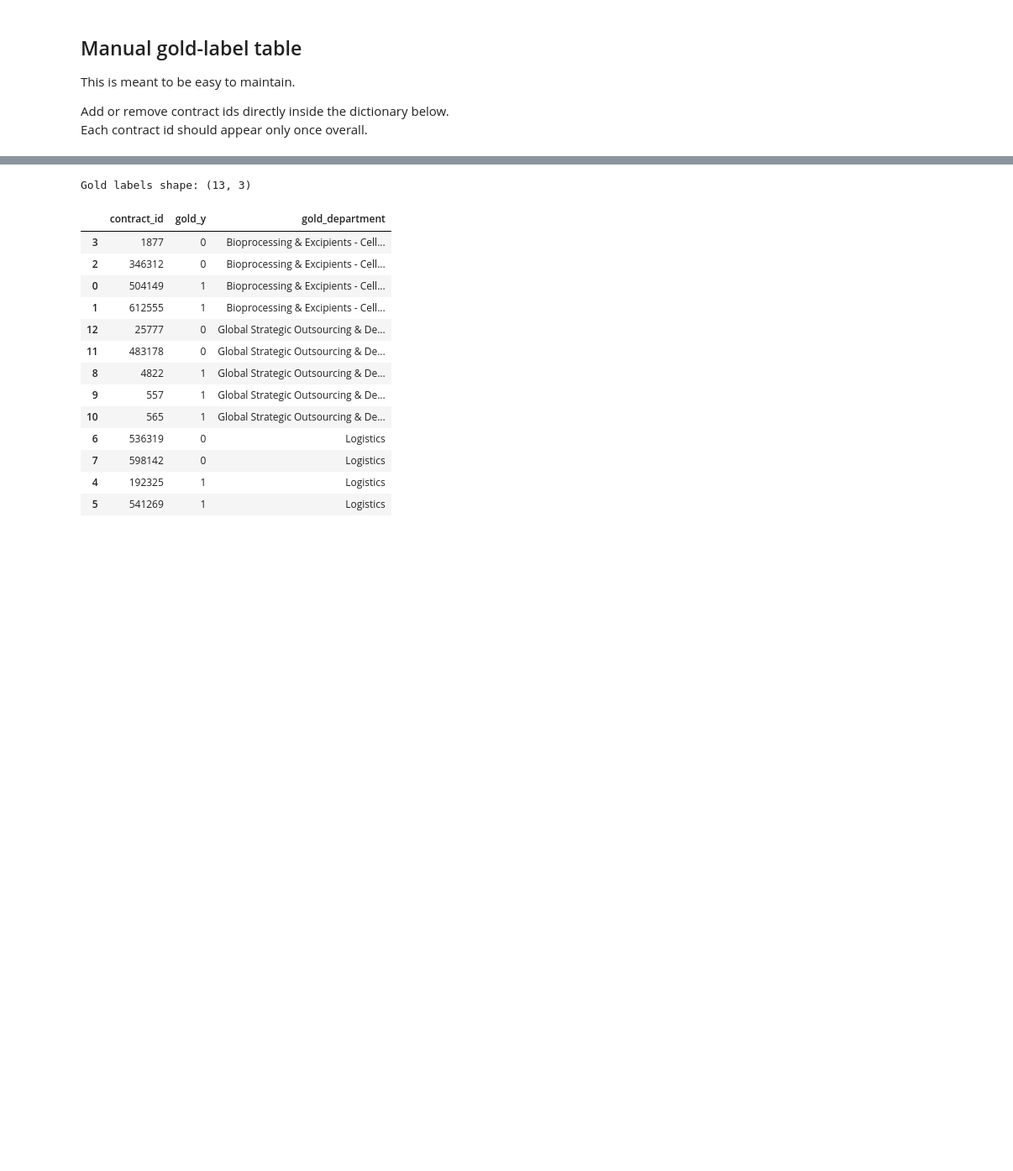
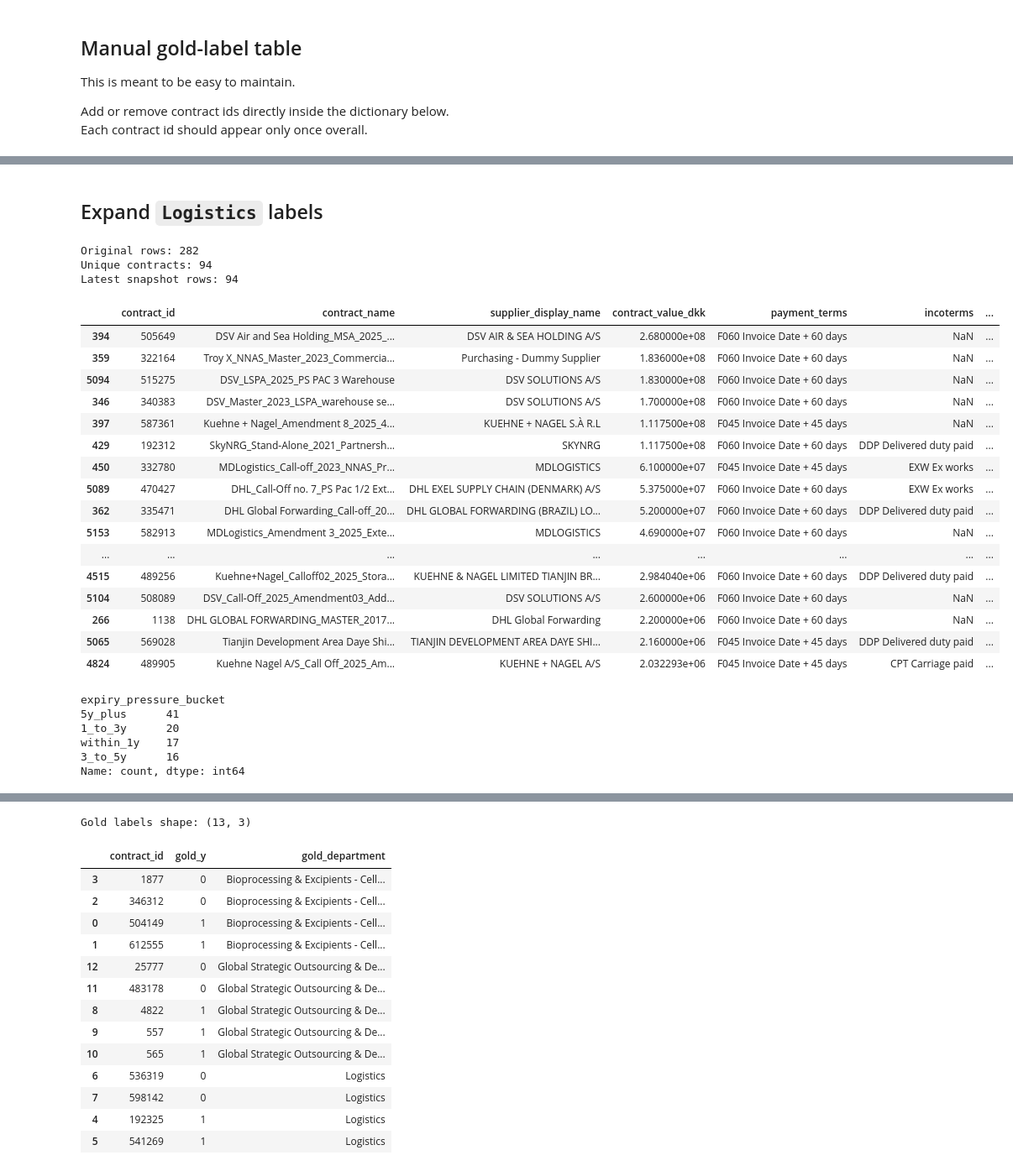
Before and after one commit to ThomasRoennebek/Signal_Fusion_with_Meta-learners-, a Jupyter notebook: notebooks/07_joining.ipynb, the cells around one changed output, grey strips where cells are left out. Shown at 84% size. Drawn from its saved outputs; the diff is of its cells as text; code cells hidden in the pictures; blank space fills up the shorter version.

Commit message:
add more gold labels

```diff
--- a/notebooks/07_joining.ipynb
+++ b/notebooks/07_joining.ipynb
@@ -394,0 +922,77 @@ Each contract id should appear only once overall.
+# %% [markdown]
+## Expand `Logistics` labels
+# %%
+dept_name = "Logistics"
+
+# 1. Filter Logistics from the final joined table
+df_logistics = df_contract_final_no_spend[
+    df_contract_final_no_spend["department"] == dept_name
+].copy()
+
+print("Original rows:", df_logistics.shape[0])
+print("Unique contracts:", df_logistics["contract_id"].nunique())
+
+# 2. Keep one latest row per contract
+df_logistics_latest = (
+    df_logistics
+    .sort_values(["contract_id", "observation_year"])
+    .drop_duplicates(subset=["contract_id"], keep="last")
+    .copy()
+)
+
+print("Latest snapshot rows:", df_logistics_latest.shape[0])
+
+# 3. Inspect important columns
+display(
+    df_logistics_latest[
+        [
+            "contract_id",
+            "contract_name",
+            "supplier_display_name",
+            "contract_value_dkk",
+            "payment_terms",
+            "incoterms",
+            "term_type",
+            "years_to_expiry",
+            "contract_age_years",
+            "expiry_pressure_bucket",
+            "fin_financial_risk_score",
+            "esg_risk_level",
+            "news_negative_ratio",
+        ]
+    ]
+    .sort_values("contract_value_dkk", ascending=False)
+    .head(30)
+)
+
+# 4. Helpful summaries
+display(df_logistics_latest["expiry_pressure_bucket"].value_counts())
+display(df_logistics_latest["years_to_expiry"].describe())
+display(df_logistics_latest["payment_terms"].value_counts().head(10))
+# %% [output]
+Original rows: 282
+Unique contracts: 94
+Latest snapshot rows: 94
+|  | contract_id | contract_name | supplier_display_name | contract_value_dkk | payment_terms | incoterms | ... |
+| 394 | 505649 | DSV Air and Sea Holding_MSA_2025_... | DSV AIR & SEA HOLDING A/S | 2.680000e+08 | F060 Invoice Date + 60 days | NaN | ... |
+| 359 | 322164 | Troy X_NNAS_Master_2023_Commercia... | Purchasing - Dummy Supplier | 1.836000e+08 | F060 Invoice Date + 60 days | NaN | ... |
+| 5094 | 515275 | DSV_LSPA_2025_PS PAC 3 Warehouse | DSV SOLUTIONS A/S | 1.830000e+08 | F060 Invoice Date + 60 days | NaN | ... |
+| 346 | 340383 | DSV_Master_2023_LSPA_warehouse se... | DSV SOLUTIONS A/S | 1.700000e+08 | F060 Invoice Date + 60 days | NaN | ... |
+| 397 | 587361 | Kuehne + Nagel_Amendment 8_2025_4... | KUEHNE + NAGEL S.À R.L | 1.117500e+08 | F045 Invoice Date + 45 days | NaN | ... |
+| 429 | 192312 | SkyNRG_Stand-Alone_2021_Partnersh... | SKYNRG | 1.117500e+08 | F060 Invoice Date + 60 days | DDP Delivered duty paid | ... |
+| 450 | 332780 | MDLogistics_Call-off_2023_NNAS_Pr... | MDLOGISTICS | 6.100000e+07 | F045 Invoice Date + 45 days | EXW Ex works | ... |
+| 5089 | 470427 | DHL_Call-Off no. 7_PS Pac 1/2 Ext... | DHL EXEL SUPPLY CHAIN (DENMARK) A/S | 5.375000e+07 | F060 Invoice Date + 60 days | EXW Ex works | ... |
+| 362 | 335471 | DHL Global Forwarding_Call-off_20... | DHL GLOBAL FORWARDING (BRAZIL) LO... | 5.200000e+07 | F060 Invoice Date + 60 days | DDP Delivered duty paid | ... |
+| 5153 | 582913 | MDLogistics_Amendment 3_2025_Exte... | MDLOGISTICS | 4.690000e+07 | F060 Invoice Date + 60 days | NaN | ... |
+| ... | ... | ... | ... | ... | ... | ... | ... |
+| 4515 | 489256 | Kuehne+Nagel_Calloff02_2025_Stora... | KUEHNE & NAGEL LIMITED TIANJIN BR... | 2.984040e+06 | F060 Invoice Date + 60 days | DDP Delivered duty paid | ... |
+| 5104 | 508089 | DSV_Call-Off_2025_Amendment03_Add... | DSV SOLUTIONS A/S | 2.600000e+06 | F060 Invoice Date + 60 days | NaN | ... |
+| 266 | 1138 | DHL GLOBAL FORWARDING_MASTER_2017... | DHL Global Forwarding | 2.200000e+06 | F060 Invoice Date + 60 days | NaN | ... |
+| 5065 | 569028 | Tianjin Development Area Daye Shi... | TIANJIN DEVELOPMENT AREA DAYE SHI... | 2.160000e+06 | F045 Invoice Date + 45 days | DDP Delivered duty paid | ... |
+| 4824 | 489905 | Kuehne Nagel A/S_Call Off_2025_Am... | KUEHNE + NAGEL A/S | 2.032293e+06 | F045 Invoice Date + 45 days | CPT Carriage paid | ... |
+expiry_pressure_bucket
+5y_plus      41
+1_to_3y      20
+within_1y    17
+3_to_5y      16
+Name: count, dtype: int64
```
Also changed, not shown: parts of 30 cells of this notebook.
